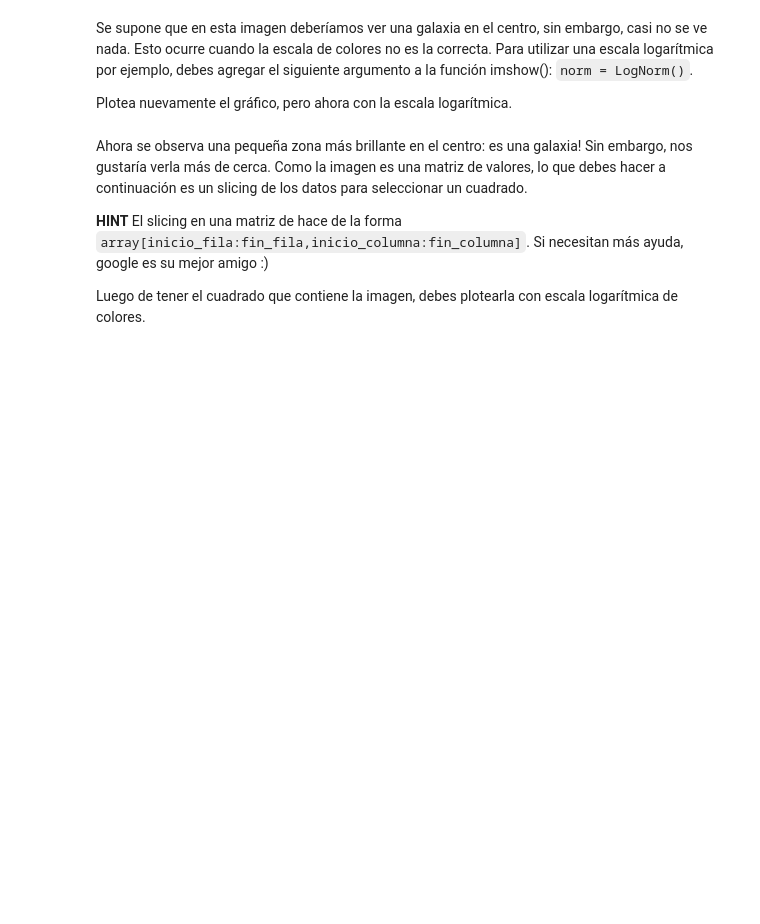
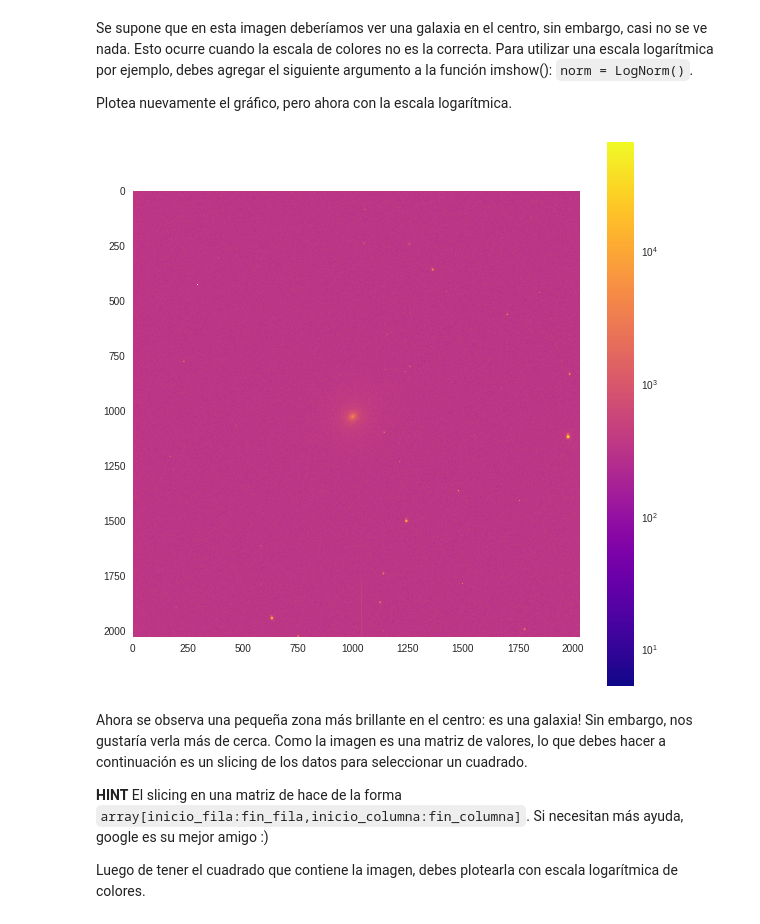
Before and after one commit to scarlett-plaza/minitarea3, a Jupyter notebook: minitarea3.ipynb, the cells around one changed output. Cells and saved outputs as stored; diff of their text form; code cells hidden in the pictures; blank space fills up the shorter version.

```diff
--- a/minitarea3.ipynb
+++ b/minitarea3.ipynb
@@ -111,3 +131,11 @@ Plotea nuevamente el gráfico, pero ahora con la escala logarítmica.
+# %%
+# Plot acá
+plt.figure(figsize=(10,10))
+plt.imshow(imagen,norm = LogNorm(), cmap='plasma') #grey, inferno, etc
+plt.colorbar()
+plt.grid(b=None)
+# %% [output]
+[figure, added]
 # %% [markdown]
 Ahora se observa una pequeña zona más brillante en el centro: es una galaxia! Sin embargo, nos gustaría verla más de cerca. Como la imagen es una matriz de valores, lo que debes hacer a continuación es un slicing de los datos para seleccionar un cuadrado.
 
```
Also changed, not shown: parts of 7 cells of this notebook.
